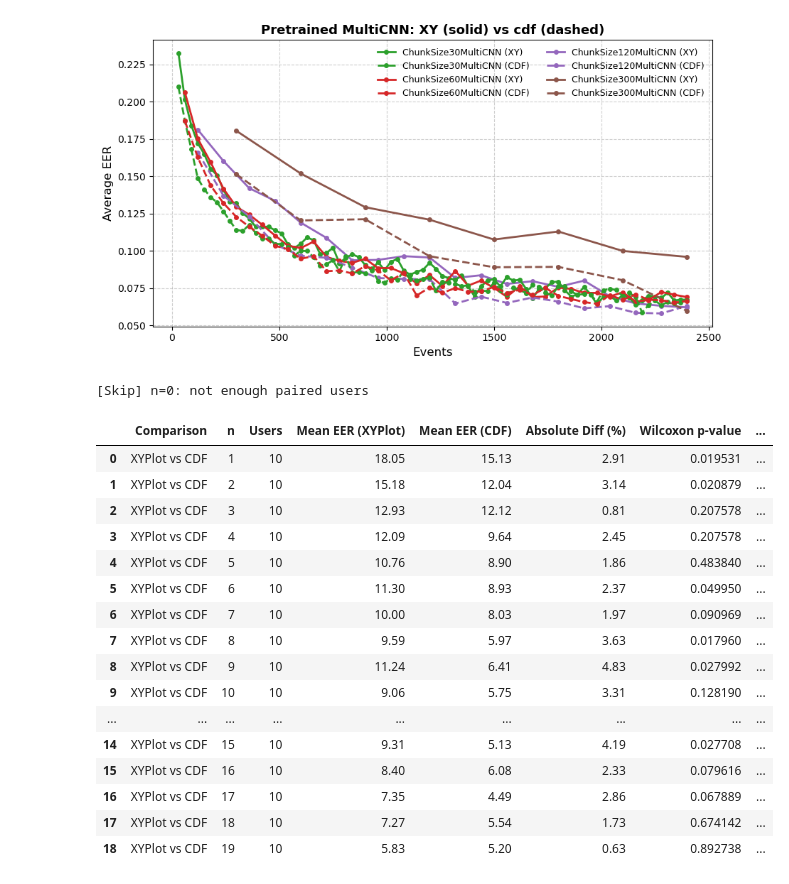
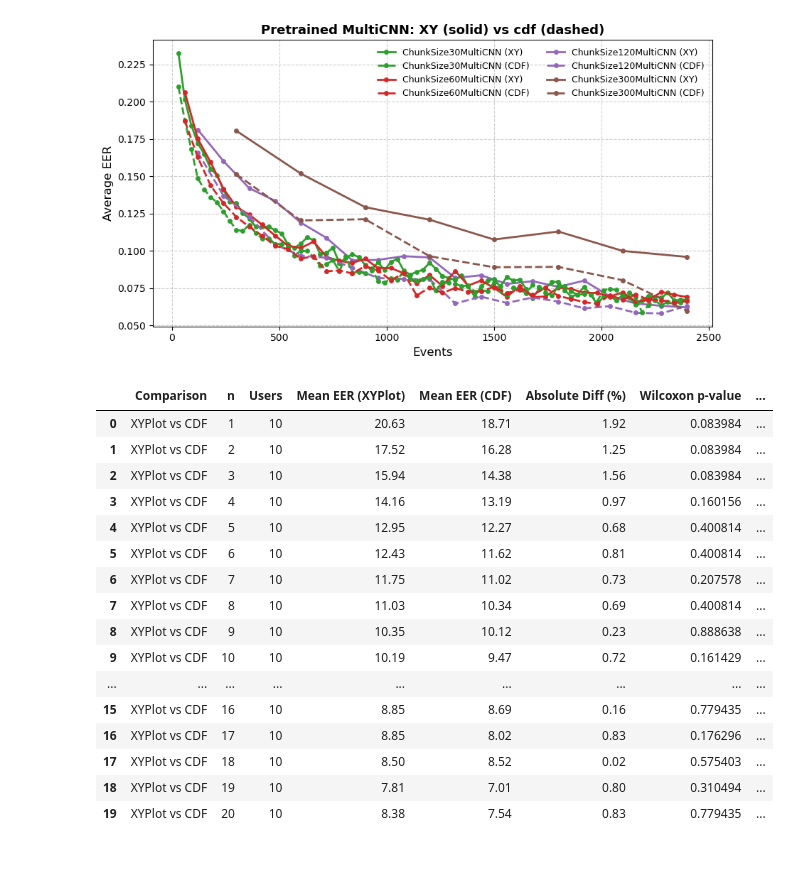
Before and after one commit to S-lijun/Mouse_Dynamics, a Jupyter notebook: Results_New.ipynb, the cells around one changed output. Drawn from its saved outputs; the diff is of its cells as text; code cells hidden in the pictures.

```diff
--- a/Results_New.ipynb
+++ b/Results_New.ipynb
@@ -438,37 +438,36 @@ plot_chunk_xy_cdf_curves(
 # %%
 from statistics_things.wilcoxon_curve_compare import wilcoxon_curve_test
 
-json_xy = "Visualization/Test/per-user_XYPlot/ChunkSize300MultiCNN.json"
-json_cdf = "Visualization/Test/per-user_cdf/ChunkSize300MultiCNN.json"
+json_xy = "Visualization/Test/per-user_XYPlot/ChunkSize60MultiCNN.json"
+json_cdf = "Visualization/Test/per-user_cdf/ChunkSize60MultiCNN.json"
 
-n_targets = [i for i in range(20)]
+n_targets = [i+1 for i in range(20)]
 
 df = wilcoxon_curve_test(
     json_xy,
     json_cdf,
     n_targets,
     label_a="XYPlot",
     label_b="CDF",
     alpha=0.1
 )
 
 df
 # %% [output]
-[Skip] n=0: not enough paired users
 |  | Comparison | n | Users | Mean EER (XYPlot) | Mean EER (CDF) | Absolute Diff (%) | Wilcoxon p-value | ... |
-| 0 | XYPlot vs CDF | 1 | 10 | 18.05 | 15.13 | 2.91 | 0.019531 | ... |
-| 1 | XYPlot vs CDF | 2 | 10 | 15.18 | 12.04 | 3.14 | 0.020879 | ... |
-| 2 | XYPlot vs CDF | 3 | 10 | 12.93 | 12.12 | 0.81 | 0.207578 | ... |
-| 3 | XYPlot vs CDF | 4 | 10 | 12.09 | 9.64 | 2.45 | 0.207578 | ... |
-| 4 | XYPlot vs CDF | 5 | 10 | 10.76 | 8.90 | 1.86 | 0.483840 | ... |
-| 5 | XYPlot vs CDF | 6 | 10 | 11.30 | 8.93 | 2.37 | 0.049950 | ... |
-| 6 | XYPlot vs CDF | 7 | 10 | 10.00 | 8.03 | 1.97 | 0.090969 | ... |
-| 7 | XYPlot vs CDF | 8 | 10 | 9.59 | 5.97 | 3.63 | 0.017960 | ... |
-| 8 | XYPlot vs CDF | 9 | 10 | 11.24 | 6.41 | 4.83 | 0.027992 | ... |
-| 9 | XYPlot vs CDF | 10 | 10 | 9.06 | 5.75 | 3.31 | 0.128190 | ... |
+| 0 | XYPlot vs CDF | 1 | 10 | 20.63 | 18.71 | 1.92 | 0.083984 | ... |
+| 1 | XYPlot vs CDF | 2 | 10 | 17.52 | 16.28 | 1.25 | 0.083984 | ... |
+| 2 | XYPlot vs CDF | 3 | 10 | 15.94 | 14.38 | 1.56 | 0.083984 | ... |
+| 3 | XYPlot vs CDF | 4 | 10 | 14.16 | 13.19 | 0.97 | 0.160156 | ... |
+| 4 | XYPlot vs CDF | 5 | 10 | 12.95 | 12.27 | 0.68 | 0.400814 | ... |
+| 5 | XYPlot vs CDF | 6 | 10 | 12.43 | 11.62 | 0.81 | 0.400814 | ... |
+| 6 | XYPlot vs CDF | 7 | 10 | 11.75 | 11.02 | 0.73 | 0.207578 | ... |
+| 7 | XYPlot vs CDF | 8 | 10 | 11.03 | 10.34 | 0.69 | 0.400814 | ... |
+| 8 | XYPlot vs CDF | 9 | 10 | 10.35 | 10.12 | 0.23 | 0.888638 | ... |
+| 9 | XYPlot vs CDF | 10 | 10 | 10.19 | 9.47 | 0.72 | 0.161429 | ... |
 | ... | ... | ... | ... | ... | ... | ... | ... | ... |
-| 14 | XYPlot vs CDF | 15 | 10 | 9.31 | 5.13 | 4.19 | 0.027708 | ... |
-| 15 | XYPlot vs CDF | 16 | 10 | 8.40 | 6.08 | 2.33 | 0.079616 | ... |
-| 16 | XYPlot vs CDF | 17 | 10 | 7.35 | 4.49 | 2.86 | 0.067889 | ... |
-| 17 | XYPlot vs CDF | 18 | 10 | 7.27 | 5.54 | 1.73 | 0.674142 | ... |
-| 18 | XYPlot vs CDF | 19 | 10 | 5.83 | 5.20 | 0.63 | 0.892738 | ... |
+| 15 | XYPlot vs CDF | 16 | 10 | 8.85 | 8.69 | 0.16 | 0.779435 | ... |
+| 16 | XYPlot vs CDF | 17 | 10 | 8.85 | 8.02 | 0.83 | 0.176296 | ... |
+| 17 | XYPlot vs CDF | 18 | 10 | 8.50 | 8.52 | 0.02 | 0.575403 | ... |
+| 18 | XYPlot vs CDF | 19 | 10 | 7.81 | 7.01 | 0.80 | 0.310494 | ... |
+| 19 | XYPlot vs CDF | 20 | 10 | 8.38 | 7.54 | 0.83 | 0.779435 | ... |
```
Also changed, not shown: parts of 1 cell of this notebook, 3 other files.
